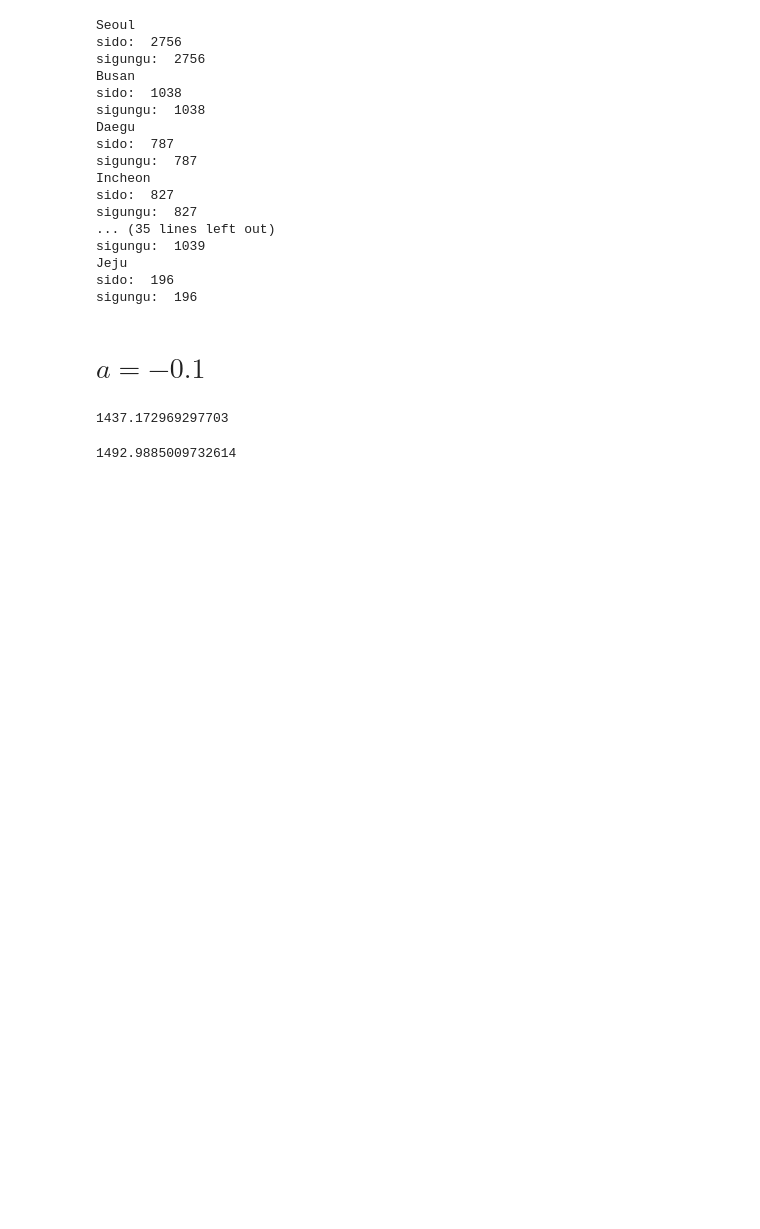
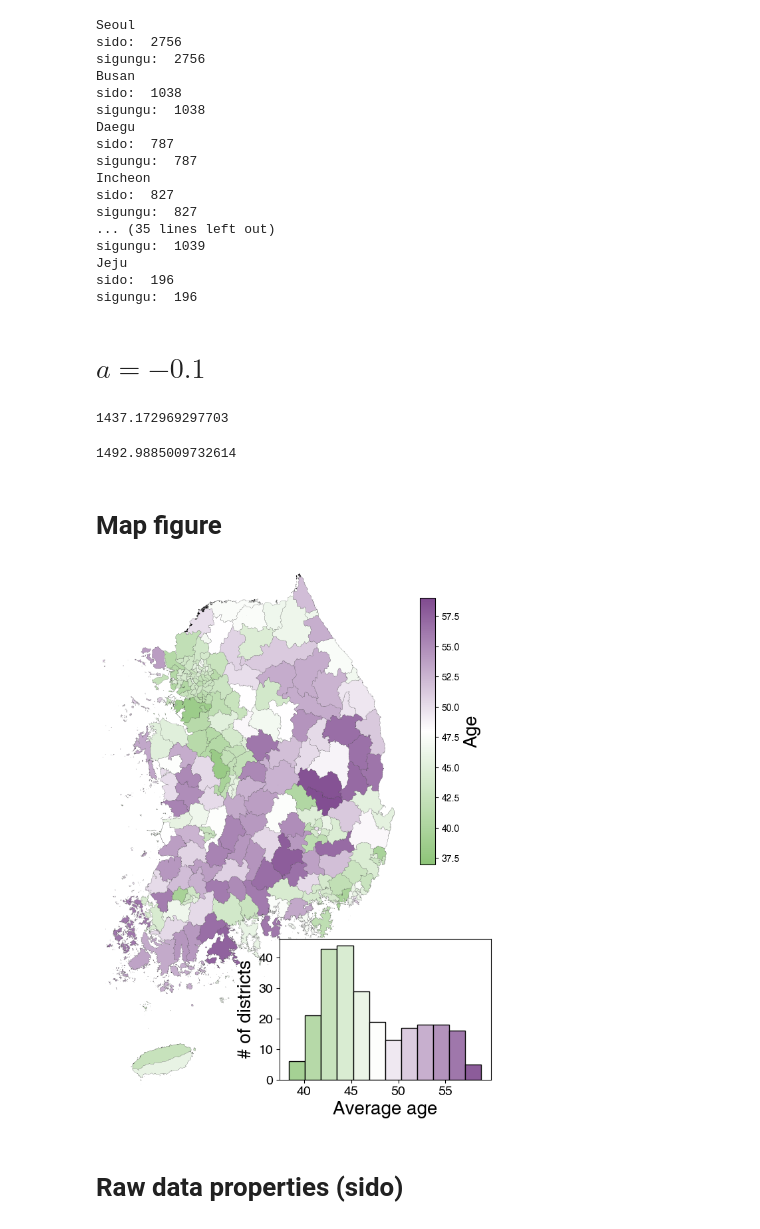
Before and after one commit to kwyosu7/Tuberculosis_hospital_optimization, a Jupyter notebook: article_figure.ipynb, the cells around one changed output. Saved outputs shown, nothing was run; the diff lists cells and outputs as text; code cells hidden in the pictures; blank space fills up the shorter version.

```diff
--- a/article_figure.ipynb
+++ b/article_figure.ipynb
@@ -467,3 +517,5 @@ E_01
 E_00
 # %% [output]
 1492.9885009732614
+# %% [markdown]
+# Map figure
@@ -469,0 +555,53 @@ E_00
+# %%
+colors_age = ['#8EC579', '#FFFFFF','#804B90']
+cmap_age = LinearSegmentedColormap.from_list('my_cmap', colors_age, gamma=1)
+age_data = pd.read_csv(path+'average_age_2022.csv',sep=',')
+
+data_list = []
+for cd in kr_sgg['SIG_CD']:
+    if cd == '28170': # 미추홀
+        cd='28177'
+        data_list.append(list(age_data[age_data['SIG_CD'] == int(cd)*10**5]['average_age'])[0])
+    elif cd == '36110':data_list.append(38.1)
+    else:
+        data_list.append(list(age_data[age_data['SIG_CD'] == int(cd)*10**5]['average_age'])[0])
+kr_sgg['age']=data_list
+norm_age=Normalize(vmin=37, vmax=59)
+# %%
+# Figure 및 gridspec 생성
+fig, ax = plt.subplots(figsize=(5, 8))
+
+# 지도 그림 그리기
+kr_sgg.plot(column='age', ec='k', cmap=cmap_age, legend=False, norm=norm_age, vmin=38, vmax=59, alpha=1, linewidth=0.1, ax=ax)
+ax.set_xlim(0.84e6, 1.2e6)
+ax.set_ylim(1.46e6, 2.07e6)
+ax.axis('off')
+
+# Colorbar 생성 (위로 올리기)
+cbar_ax = inset_axes(ax, width='5%', height='40%', loc='upper left', bbox_to_anchor=(1.05, -0.35, 1, 1.3), bbox_transform=ax.transAxes, borderpad=0)
+cbar = plt.colorbar(plt.cm.ScalarMappable(norm=norm_age, cmap=cmap_age), cax=cbar_ax)
+cbar.set_label('Age', fontsize=20)
+
+# 인셋 플롯 생성 (크기 키우기)
+inset_ax = inset_axes(ax, width='50%', height='25%', loc='lower right',bbox_to_anchor=(-0.1, 0,1.4,1.1), bbox_transform=ax.transAxes)
+# inset_ax.hist(age_data['average_age'],bins=12, ec='k', color='#804B90')
+# inset_ax.hist(age_data['average_age'],bins=12, ec='#804B90', color='#8EC579')
+
+counts, bins, patches = inset_ax.hist(age_data['average_age'], bins=12, ec='k')
+# 각 막대의 색상 설정
+for count, patch in zip(counts, patches):
+    color = cmap_age(norm_age(patch.get_x() + patch.get_width() / 2))
+    patch.set_facecolor(color)
+
+inset_ax.set_xlabel('Average age', size=20)
+inset_ax.set_ylabel('# of districts', size=20)
+inset_ax.tick_params(axis='x', labelsize=14)
+inset_ax.tick_params(axis='y', labelsize=14)
+
+plt.tight_layout()
+# plt.savefig('/home/users/YongsungKwon/workplace/Yongpyter/Tuberculosis_hospital_optimization/data_result/figure/age_map.png', dpi=300, transparent=True, bbox_inches='tight')
+plt.show()
+# %% [output]
+[figure, added]
+# %% [markdown]
+# Raw data properties (sido)
```
Also changed, not shown: parts of 11 cells of this notebook.
